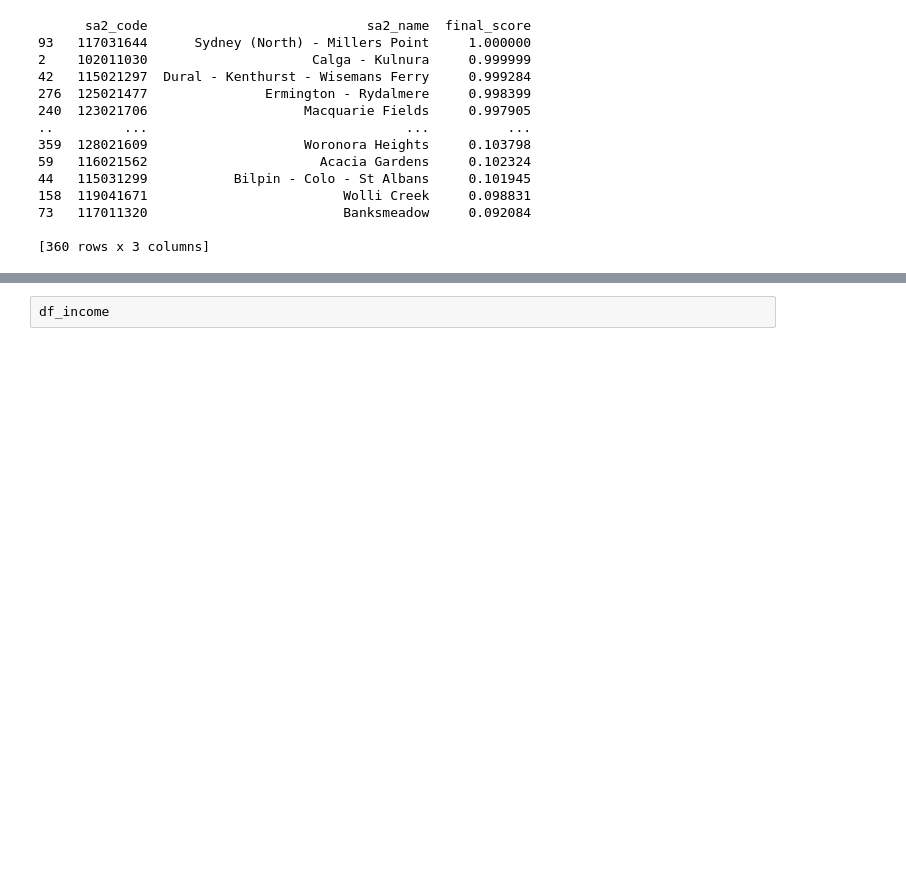
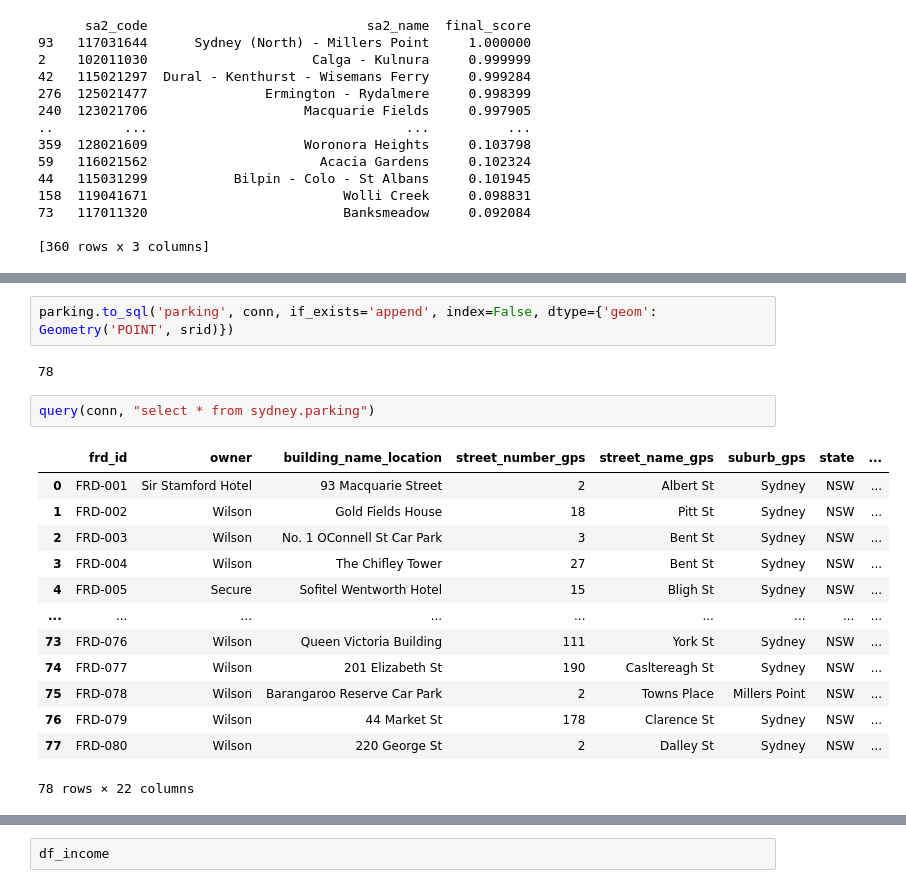
Before and after one commit to Loki4099/data2001_assignment, a Jupyter notebook: final_assignment.ipynb, the cells around one changed output, grey strips where cells are left out. Drawn from its saved outputs; the diff is of its cells as text; blank space fills up the shorter version.

```diff
--- a/final_assignment.ipynb
+++ b/final_assignment.ipynb
@@ -1768,0 +1916,20 @@ there is very few changes from the additional dataset
+# %%
+parking.to_sql('parking', conn, if_exists='append', index=False, dtype={'geom': Geometry('POINT', srid)})
+# %% [output]
+78
+# %%
+query(conn, "select * from sydney.parking")
+# %% [output]
+|  | frd_id | owner | building_name_location | street_number_gps | street_name_gps | suburb_gps | state | ... |
+| 0 | FRD-001 | Sir Stamford Hotel | 93 Macquarie Street | 2 | Albert St | Sydney | NSW | ... |
+| 1 | FRD-002 | Wilson | Gold Fields House | 18 | Pitt St | Sydney | NSW | ... |
+| 2 | FRD-003 | Wilson | No. 1 OConnell St Car Park | 3 | Bent St | Sydney | NSW | ... |
+| 3 | FRD-004 | Wilson | The Chifley Tower | 27 | Bent St | Sydney | NSW | ... |
+| 4 | FRD-005 | Secure | Sofitel Wentworth Hotel | 15 | Bligh St | Sydney | NSW | ... |
+| ... | ... | ... | ... | ... | ... | ... | ... | ... |
+| 73 | FRD-076 | Wilson | Queen Victoria Building | 111 | York St | Sydney | NSW | ... |
+| 74 | FRD-077 | Wilson | 201 Elizabeth St | 190 | Casltereagh St | Sydney | NSW | ... |
+| 75 | FRD-078 | Wilson | Barangaroo Reserve Car Park | 2 | Towns Place | Millers Point | NSW | ... |
+| 76 | FRD-079 | Wilson | 44 Market St | 178 | Clarence St | Sydney | NSW | ... |
+| 77 | FRD-080 | Wilson | 220 George St | 2 | Dalley St | Sydney | NSW | ... |
+78 rows × 22 columns
```
Also changed, not shown: parts of 14 cells of this notebook.
